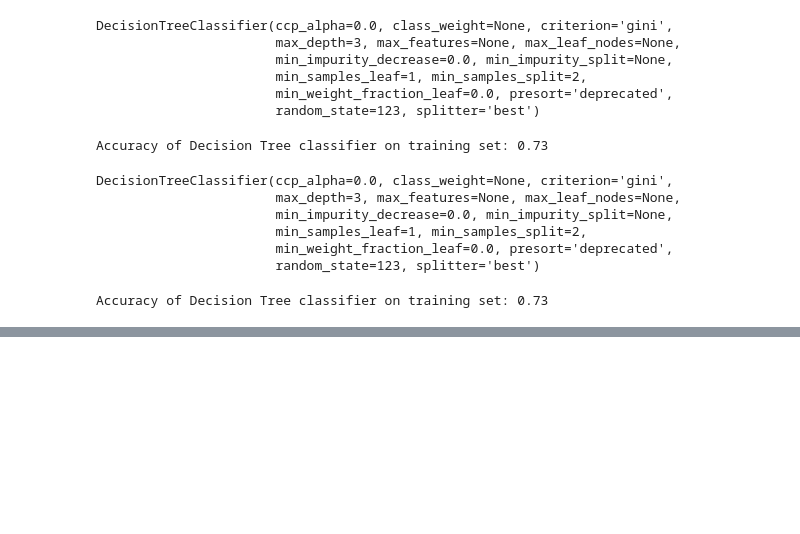
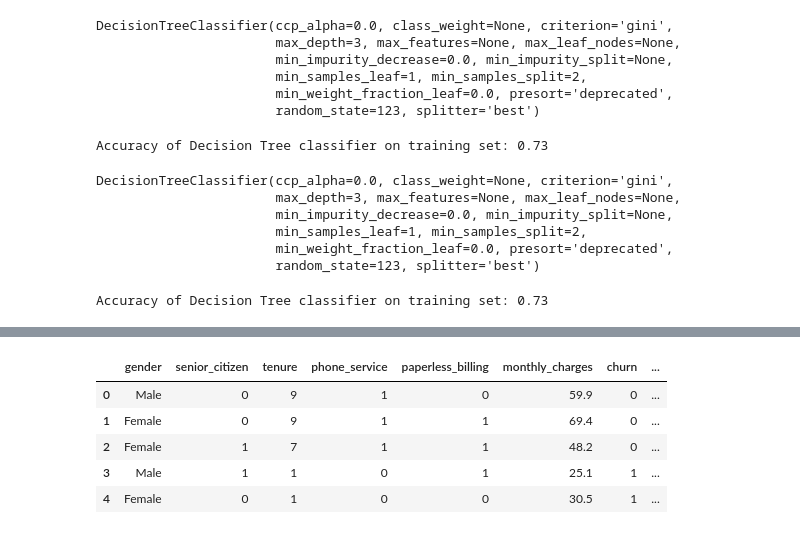
Before and after one commit to matt-c-knight/telco_project, a Jupyter notebook: practice_prep.ipynb, the cells around one changed output, grey strips where cells are left out. Drawn from its saved outputs; the diff is of its cells as text; code cells hidden in the pictures; blank space fills up the shorter version.

Commit message:
finalized prep function

```diff
--- a/practice_prep.ipynb
+++ b/practice_prep.ipynb
@@ -550,0 +708,11 @@ Accuracy of Decision Tree classifier on training set: 0.73
+# %%
+df = prep_telco()
+# %%
+df.head()
+# %% [output]
+|  | gender | senior_citizen | tenure | phone_service | paperless_billing | monthly_charges | churn | ... |
+| 0 | Male | 0 | 9 | 1 | 0 | 59.9 | 0 | ... |
+| 1 | Female | 0 | 9 | 1 | 1 | 69.4 | 0 | ... |
+| 2 | Female | 1 | 7 | 1 | 1 | 48.2 | 0 | ... |
+| 3 | Male | 1 | 1 | 0 | 1 | 25.1 | 1 | ... |
+| 4 | Female | 0 | 1 | 0 | 0 | 30.5 | 1 | ... |
```
Also changed, not shown: parts of 34 cells of this notebook, 1 other file.
